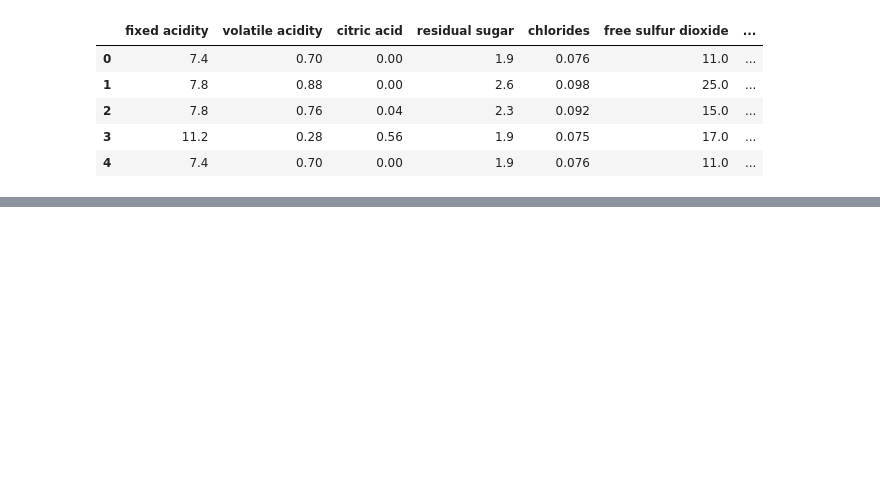
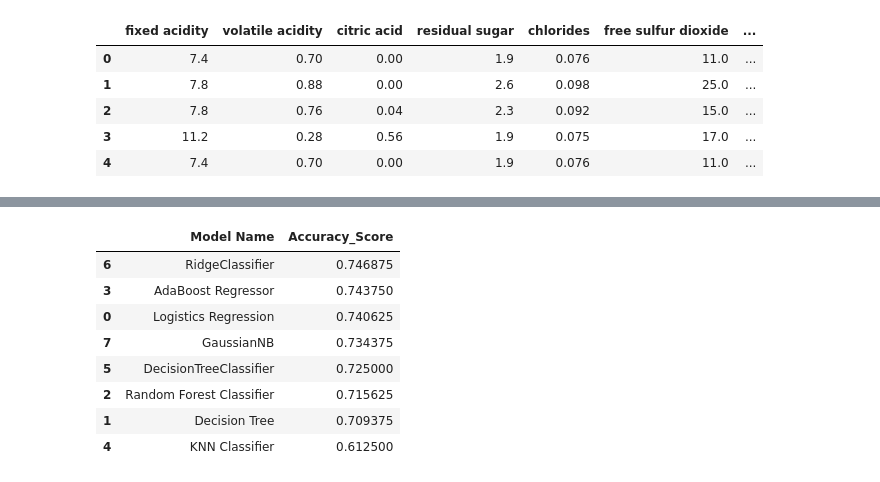
Before and after one commit to Roshilv3/Wine_Quality_ML, a Jupyter notebook: research/Experiment.ipynb, the cells around one changed output, grey strips where cells are left out. Saved outputs shown, nothing was run; the diff lists cells and outputs as text; code cells hidden in the pictures; blank space fills up the shorter version.

```diff
--- a/research/Experiment.ipynb
+++ b/research/Experiment.ipynb
@@ -55,0 +125,5 @@ plt.show()
+# %%
+# categorizing the target column
+df['quality']=np.where(df['quality']<=5,'good','bad')
+
+df['quality'].unique()
@@ -55,0 +132,5 @@ plt.show()
+# %%
+from sklearn.preprocessing import LabelEncoder
+le=LabelEncoder()
+
+df['quality']=le.fit_transform(df['quality'])
@@ -79,8 +175,6 @@ def eval(actual, pred):
     rmse = np.sqrt(mean_squared_error(actual, pred))
     mae = mean_absolute_error(actual, pred)
     r2 = r2_score(actual, pred)
+    acc = accuracy_score(actual, pred)
 
-    return rmse, mae, r2
+    return rmse, mae, r2, acc
-# %%
-eln = ElasticNet()
-eln.fit(X_train, y_train, check_input= True)
@@ -100,0 +276,14 @@ r2_score:  0.044378528431718856
+# %%
+pd.DataFrame(list(zip(model_list, accuracy_list)),
+             columns=['Model Name', 'Accuracy_Score']).sort_values(by=["Accuracy_Score"],
+             ascending=False)
+# %% [output]
+|  | Model Name | Accuracy_Score |
+| 6 | RidgeClassifier | 0.746875 |
+| 3 | AdaBoost Regressor | 0.743750 |
+| 0 | Logistics Regression | 0.740625 |
+| 7 | GaussianNB | 0.734375 |
+| 5 | DecisionTreeClassifier | 0.725000 |
+| 2 | Random Forest Classifier | 0.715625 |
+| 1 | Decision Tree | 0.709375 |
+| 4 | KNN Classifier | 0.612500 |
```
Also changed, not shown: parts of 21 cells of this notebook, 10 other files.
